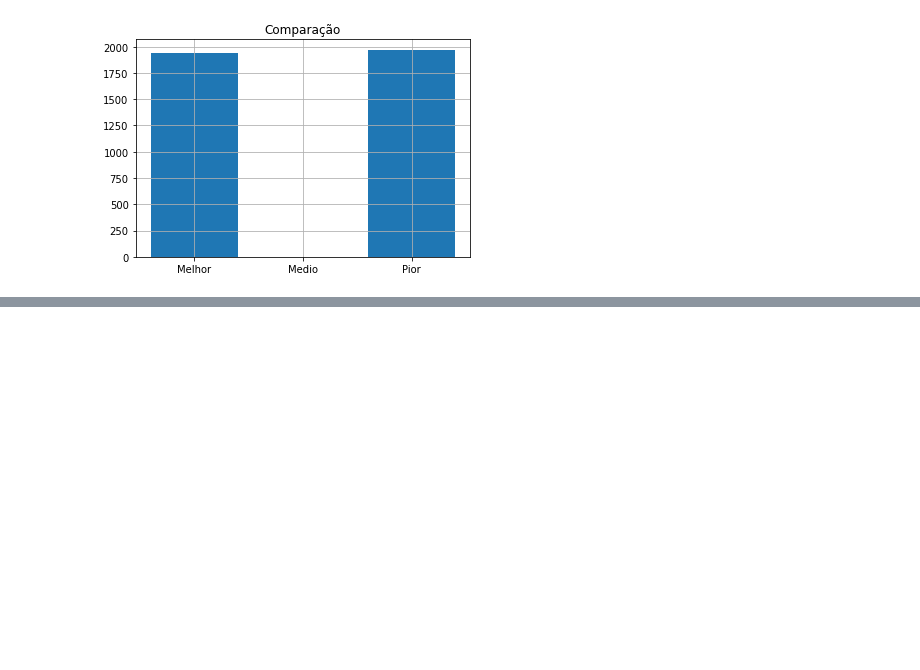
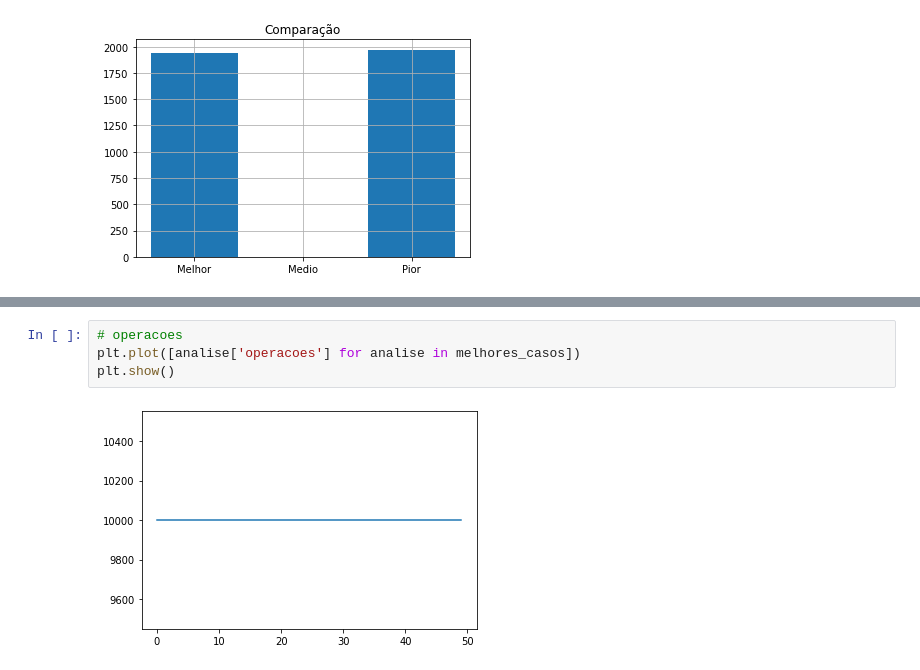
Before and after one commit to svhenrique/Softex, a Jupyter notebook: PAA/Untitled0.ipynb, the cells around one changed output, grey strips where cells are left out. Saved outputs shown, nothing was run; the diff lists cells and outputs as text; blank space fills up the shorter version.

```diff
--- a/PAA/Untitled0.ipynb
+++ b/PAA/Untitled0.ipynb
@@ -339,0 +367,6 @@ plt.show()
+# %%
+# operacoes
+plt.plot([analise['operacoes'] for analise in melhores_casos])
+plt.show()
+# %% [output]
+[figure, added]
```
Also changed, not shown: parts of 24 cells of this notebook.
